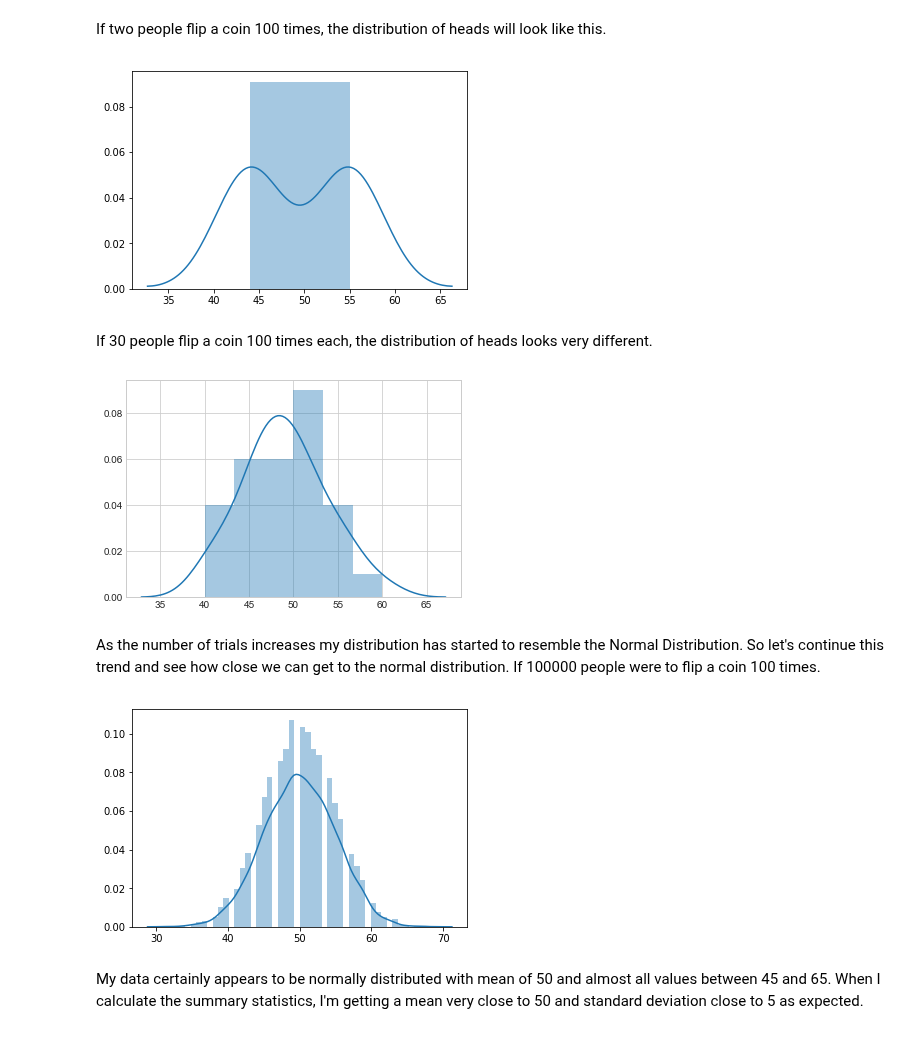
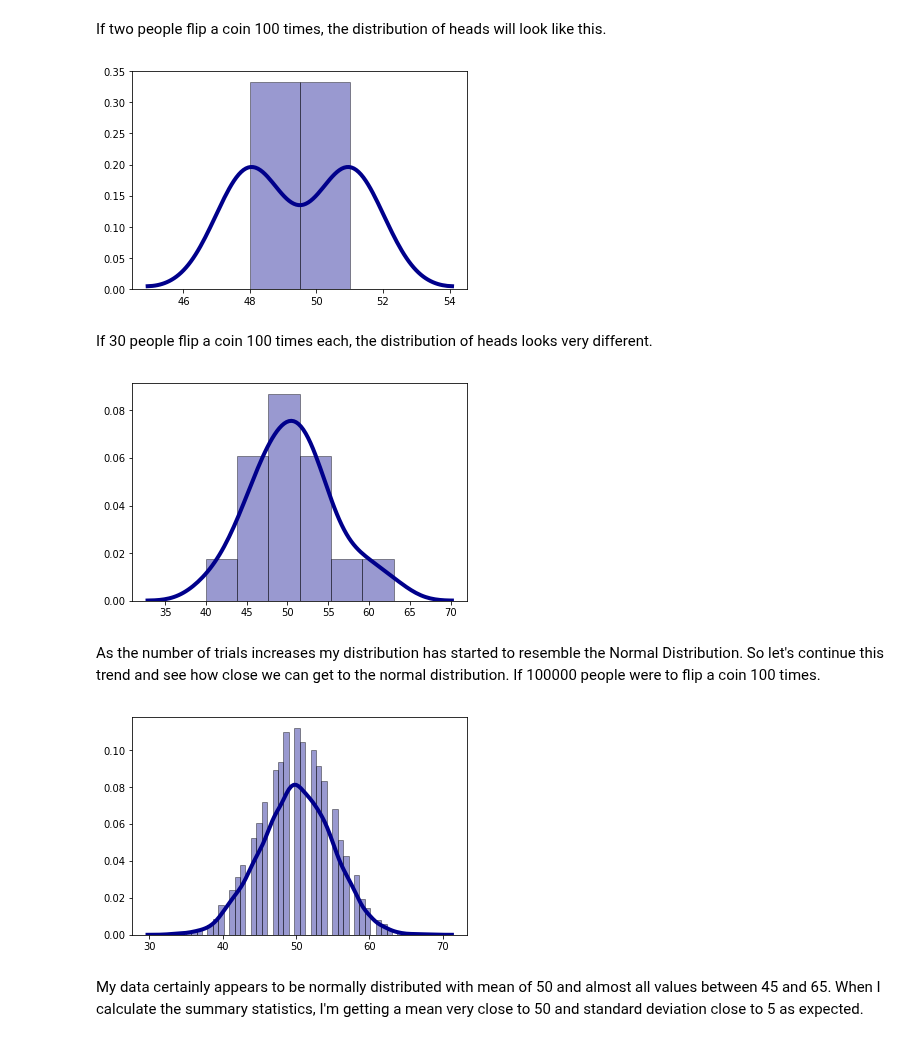
Before and after one commit to MarionMcG/numpy.random, a Jupyter notebook: numpy-random.ipynb, the cells around one changed output. Cells and saved outputs as stored; diff of their text form; code cells hidden in the pictures.

Commit message:
Formatting all distplots and fixing a few typos

```diff
--- a/numpy-random.ipynb
+++ b/numpy-random.ipynb
@@ -492,23 +495,32 @@ ax = df.plot.bar(x = 'Outcome', y = 'Freq', legend = None, rot= 0)
 If two people flip a coin 100 times, the distribution of heads will look like this.
 # %%
 y = np.random.binomial(100, 0.5, 2)
-sns.distplot(y);
+sns.distplot(y, kde=True,
+             color = 'darkblue',
+             hist_kws={'edgecolor':'black'},
+             kde_kws={'linewidth': 4});
 # %% [output]
-[figure, old version]
+[figure, new version]
 # %% [markdown]
 If 30 people flip a coin 100 times each, the distribution of heads looks very different.
 # %%
 y = np.random.binomial(100, 0.5, 30)
-sns.distplot(y);
+sns.distplot(y, kde=True,
+             color = 'darkblue',
+             hist_kws={'edgecolor':'black'},
+             kde_kws={'linewidth': 4});
 # %% [output]
-[figure, old version]
+[figure, new version]
 # %% [markdown]
 As the number of trials increases my distribution has started to resemble the Normal Distribution. So let's continue this trend and see how close we can get to the normal distribution. If 100000 people were to flip a coin 100 times.
 # %%
 y = np.random.binomial (100, 0.5, 10000)
-sns.distplot(y);
+sns.distplot(y, kde=True,
+             color = 'darkblue',
+             hist_kws={'edgecolor':'black'},
+             kde_kws={'linewidth': 4});
 # %% [output]
-[figure, old version]
+[figure, new version]
 # %% [markdown]
 My data certainly appears to be normally distributed with mean of 50 and almost all values between 45 and 65. When I calculate the summary statistics, I'm getting a mean very close to 50 and standard deviation close to 5 as expected.
 # %%
```
Also changed, not shown: parts of 16 cells of this notebook.
